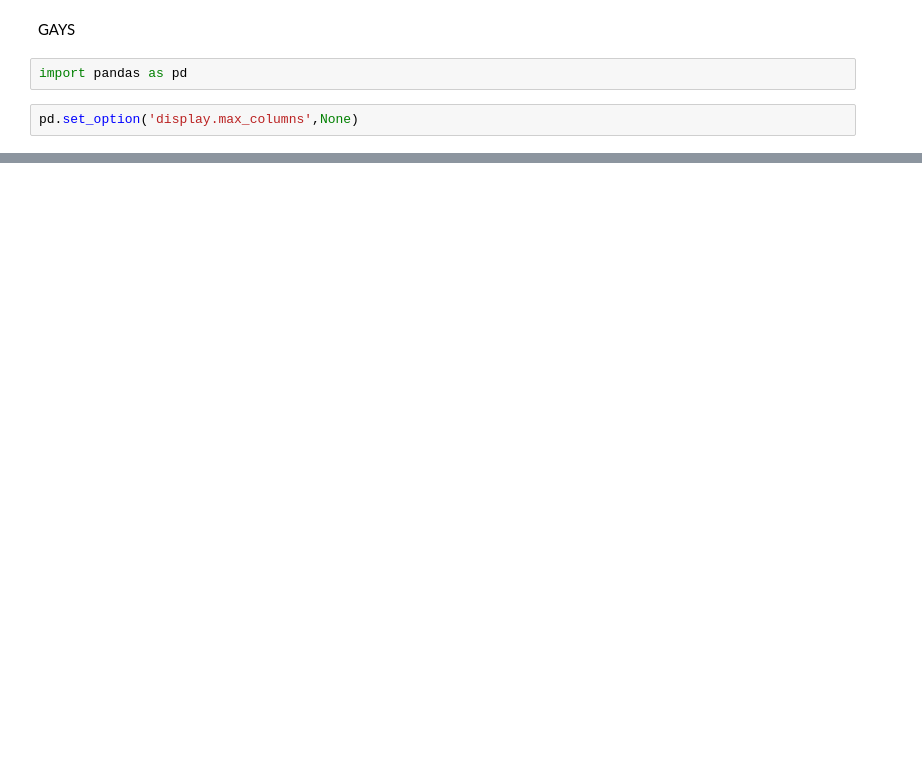
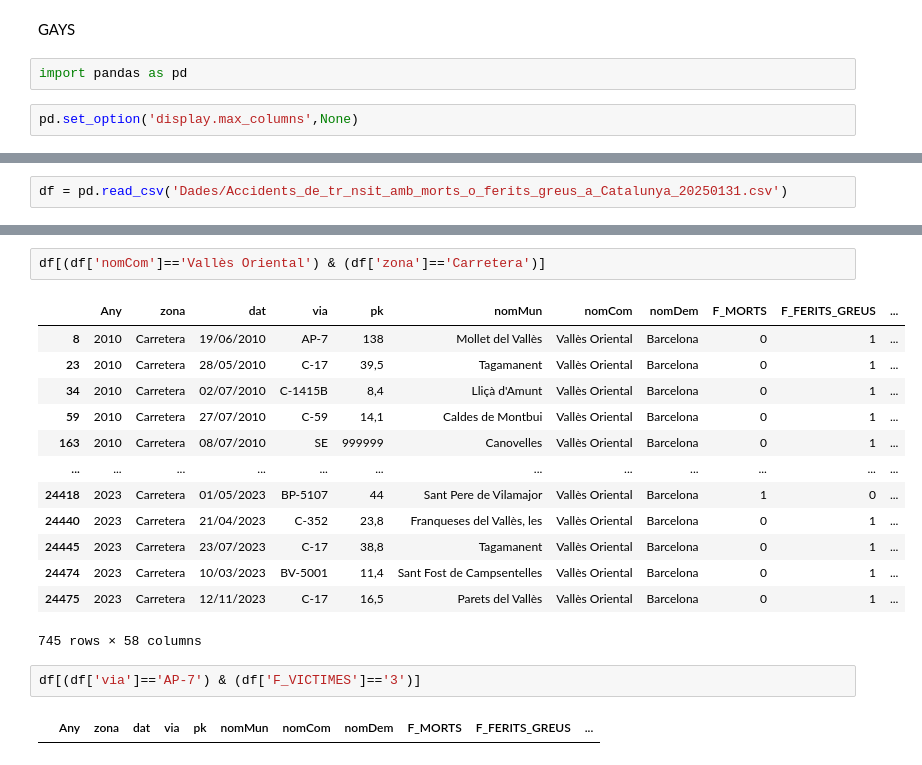
Before and after one commit to SeergiCureero/Proyecto-Analitica-Descriptiva, a Jupyter notebook: main.ipynb, the cells around one changed output, grey strips where cells are left out. Drawn from its saved outputs; the diff is of its cells as text; blank space fills up the shorter version.

```diff
--- a/main.ipynb
+++ b/main.ipynb
@@ -11 +7,3 @@ FileNotFoundError: [Errno 2] No such file or directory: 'dades/Accidents_de_tr_n
+# %%
+df = pd.read_csv('Dades/Accidents_de_tr_nsit_amb_morts_o_ferits_greus_a_Catalunya_20250131.csv')
 # %%
@@ -12,0 +29,20 @@ print(datos_df)
+# %%
+df[(df['nomCom']=='Vallès Oriental') & (df['zona']=='Carretera')]
+# %% [output]
+|  | Any | zona | dat | via | pk | nomMun | nomCom | nomDem | F_MORTS | F_FERITS_GREUS | ... |
+| 8 | 2010 | Carretera | 19/06/2010 | AP-7 | 138 | Mollet del Vallès | Vallès Oriental | Barcelona | 0 | 1 | ... |
+| 23 | 2010 | Carretera | 28/05/2010 | C-17 | 39,5 | Tagamanent | Vallès Oriental | Barcelona | 0 | 1 | ... |
+| 34 | 2010 | Carretera | 02/07/2010 | C-1415B | 8,4 | Lliçà d'Amunt | Vallès Oriental | Barcelona | 0 | 1 | ... |
+| 59 | 2010 | Carretera | 27/07/2010 | C-59 | 14,1 | Caldes de Montbui | Vallès Oriental | Barcelona | 0 | 1 | ... |
+| 163 | 2010 | Carretera | 08/07/2010 | SE | 999999 | Canovelles | Vallès Oriental | Barcelona | 0 | 1 | ... |
+| ... | ... | ... | ... | ... | ... | ... | ... | ... | ... | ... | ... |
+| 24418 | 2023 | Carretera | 01/05/2023 | BP-5107 | 44 | Sant Pere de Vilamajor | Vallès Oriental | Barcelona | 1 | 0 | ... |
+| 24440 | 2023 | Carretera | 21/04/2023 | C-352 | 23,8 | Franqueses del Vallès, les | Vallès Oriental | Barcelona | 0 | 1 | ... |
+| 24445 | 2023 | Carretera | 23/07/2023 | C-17 | 38,8 | Tagamanent | Vallès Oriental | Barcelona | 0 | 1 | ... |
+| 24474 | 2023 | Carretera | 10/03/2023 | BV-5001 | 11,4 | Sant Fost de Campsentelles | Vallès Oriental | Barcelona | 0 | 1 | ... |
+| 24475 | 2023 | Carretera | 12/11/2023 | C-17 | 16,5 | Parets del Vallès | Vallès Oriental | Barcelona | 0 | 1 | ... |
+745 rows × 58 columns
+# %%
+df[(df['via']=='AP-7') & (df['F_VICTIMES']=='3')]
+# %% [output]
+|  | Any | zona | dat | via | pk | nomMun | nomCom | nomDem | F_MORTS | F_FERITS_GREUS | ... |
```
Also changed, not shown: parts of 2 cells of this notebook.
